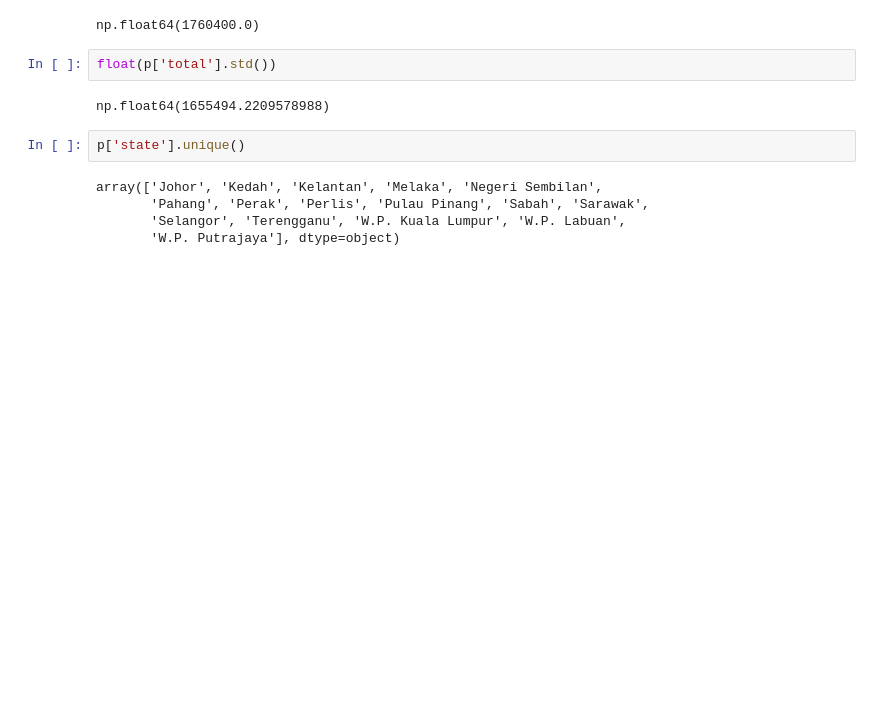
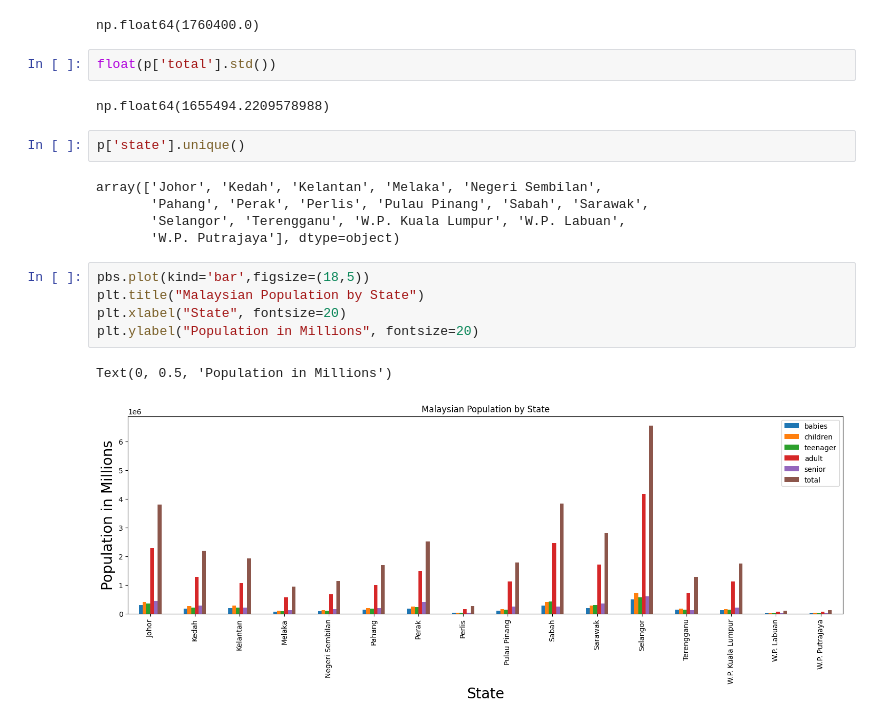
Before and after one commit to syahmisade/IEGCoding, a Jupyter notebook: July12/mypopulations.ipynb, the cells around one changed output. Saved outputs shown, nothing was run; the diff lists cells and outputs as text; blank space fills up the shorter version.

```diff
--- a/July12/mypopulations.ipynb
+++ b/July12/mypopulations.ipynb
@@ -560,3 +556,11 @@ array(['Johor', 'Kedah', 'Kelantan', 'Melaka', 'Negeri Sembilan',
        'Pahang', 'Perak', 'Perlis', 'Pulau Pinang', 'Sabah', 'Sarawak',
        'Selangor', 'Terengganu', 'W.P. Kuala Lumpur', 'W.P. Labuan',
        'W.P. Putrajaya'], dtype=object)
+# %%
+pbs.plot(kind='bar',figsize=(18,5))
+plt.title("Malaysian Population by State")
+plt.xlabel("State", fontsize=20)
+plt.ylabel("Population in Millions", fontsize=20)
+# %% [output]
+Text(0, 0.5, 'Population in Millions')
+[figure, added]
```
Also changed, not shown: parts of 6 cells of this notebook.
